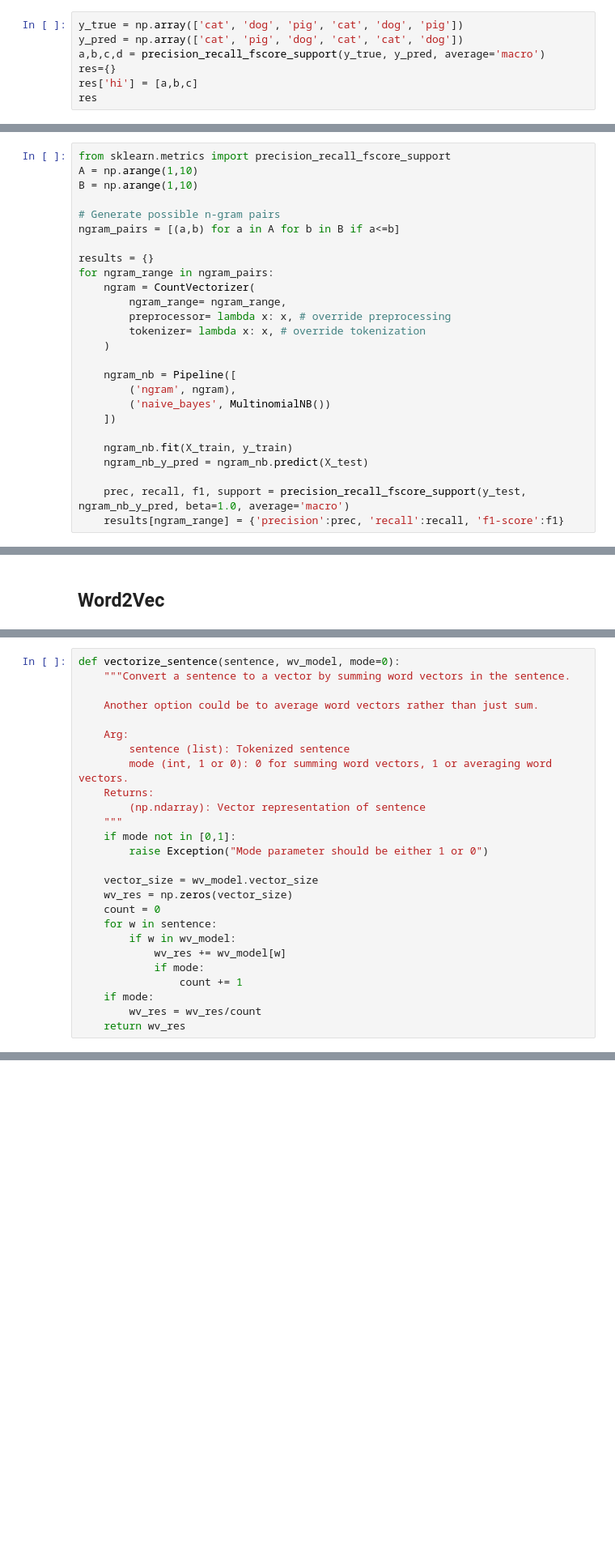
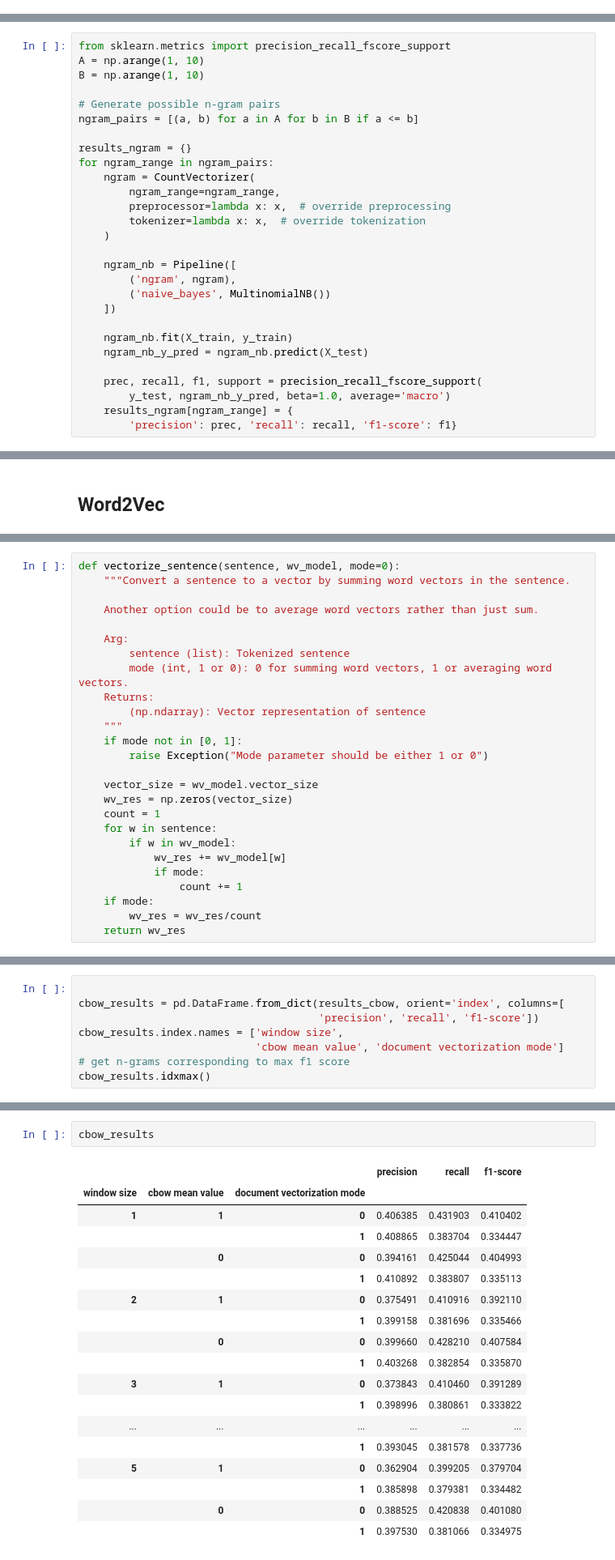
Before and after one commit to psychoanalyzing-twitter/sentiment-analysis, a Jupyter notebook: cw-1.ipynb, the cells around one changed output, grey strips where cells are left out. Shown at 81% size. Saved outputs shown, nothing was run; the diff lists cells and outputs as text; blank space fills up the shorter version.

```diff
--- a/cw-1.ipynb
+++ b/cw-1.ipynb
@@ -568,7 +586,0 @@ True
-# %%
-y_true = np.array(['cat', 'dog', 'pig', 'cat', 'dog', 'pig'])
-y_pred = np.array(['cat', 'pig', 'dog', 'cat', 'cat', 'dog'])
-a,b,c,d = precision_recall_fscore_support(y_true, y_pred, average='macro')
-res={}
-res['hi'] = [a,b,c]
-res
@@ -577,17 +598,17 @@ res
 # %%
 from sklearn.metrics import precision_recall_fscore_support
-A = np.arange(1,10)
-B = np.arange(1,10)
+A = np.arange(1, 10)
+B = np.arange(1, 10)
 
 # Generate possible n-gram pairs
-ngram_pairs = [(a,b) for a in A for b in B if a<=b]
+ngram_pairs = [(a, b) for a in A for b in B if a <= b]
 
-results = {}
+results_ngram = {}
 for ngram_range in ngram_pairs:
     ngram = CountVectorizer(
-        ngram_range= ngram_range,
-        preprocessor= lambda x: x, # override preprocessing
-        tokenizer= lambda x: x, # override tokenization
+        ngram_range=ngram_range,
+        preprocessor=lambda x: x,  # override preprocessing
+        tokenizer=lambda x: x,  # override tokenization
     )
 
     ngram_nb = Pipeline([
@@ -598,5 +619,7 @@ for ngram_range in ngram_pairs:
     ngram_nb.fit(X_train, y_train)
     ngram_nb_y_pred = ngram_nb.predict(X_test)
 
-    prec, recall, f1, support = precision_recall_fscore_support(y_test, ngram_nb_y_pred, beta=1.0, average='macro')
-    results[ngram_range] = {'precision':prec, 'recall':recall, 'f1-score':f1}
+    prec, recall, f1, support = precision_recall_fscore_support(
+        y_test, ngram_nb_y_pred, beta=1.0, average='macro')
+    results_ngram[ngram_range] = {
+        'precision': prec, 'recall': recall, 'f1-score': f1}
@@ -724,12 +752,12 @@ def vectorize_sentence(sentence, wv_model, mode=0):
     Returns:
         (np.ndarray): Vector representation of sentence
     """
-    if mode not in [0,1]:
+    if mode not in [0, 1]:
         raise Exception("Mode parameter should be either 1 or 0")
 
     vector_size = wv_model.vector_size
     wv_res = np.zeros(vector_size)
-    count = 0
+    count = 1
     for w in sentence:
         if w in wv_model:
             wv_res += wv_model[w]
@@ -821,0 +847,8 @@ skipgram_model = skipgram.wv
+# %%
+
+cbow_results = pd.DataFrame.from_dict(results_cbow, orient='index', columns=[
+                                      'precision', 'recall', 'f1-score'])
+cbow_results.index.names = ['window size',
+                            'cbow mean value', 'document vectorization mode']
+# get n-grams corresponding to max f1 score
+cbow_results.idxmax()
@@ -821,0 +860,21 @@ skipgram_model = skipgram.wv
+# %%
+cbow_results
+# %% [output]
+|  |  |  | precision | recall | f1-score |
+| window size | cbow mean value | document vectorization mode |  |  |  |
+| 1 | 1 | 0 | 0.406385 | 0.431903 | 0.410402 |
+|  |  | 1 | 0.408865 | 0.383704 | 0.334447 |
+|  | 0 | 0 | 0.394161 | 0.425044 | 0.404993 |
+|  |  | 1 | 0.410892 | 0.383807 | 0.335113 |
+| 2 | 1 | 0 | 0.375491 | 0.410916 | 0.392110 |
+|  |  | 1 | 0.399158 | 0.381696 | 0.335466 |
+|  | 0 | 0 | 0.399660 | 0.428210 | 0.407584 |
+|  |  | 1 | 0.403268 | 0.382854 | 0.335870 |
+| 3 | 1 | 0 | 0.373843 | 0.410460 | 0.391289 |
+|  |  | 1 | 0.398996 | 0.380861 | 0.333822 |
+| ... | ... | ... | ... | ... | ... |
+|  |  | 1 | 0.393045 | 0.381578 | 0.337736 |
+| 5 | 1 | 0 | 0.362904 | 0.399205 | 0.379704 |
+|  |  | 1 | 0.385898 | 0.379381 | 0.334482 |
+|  | 0 | 0 | 0.388525 | 0.420838 | 0.401080 |
+|  |  | 1 | 0.397530 | 0.381066 | 0.334975 |
```
Also changed, not shown: parts of 68 cells of this notebook.
